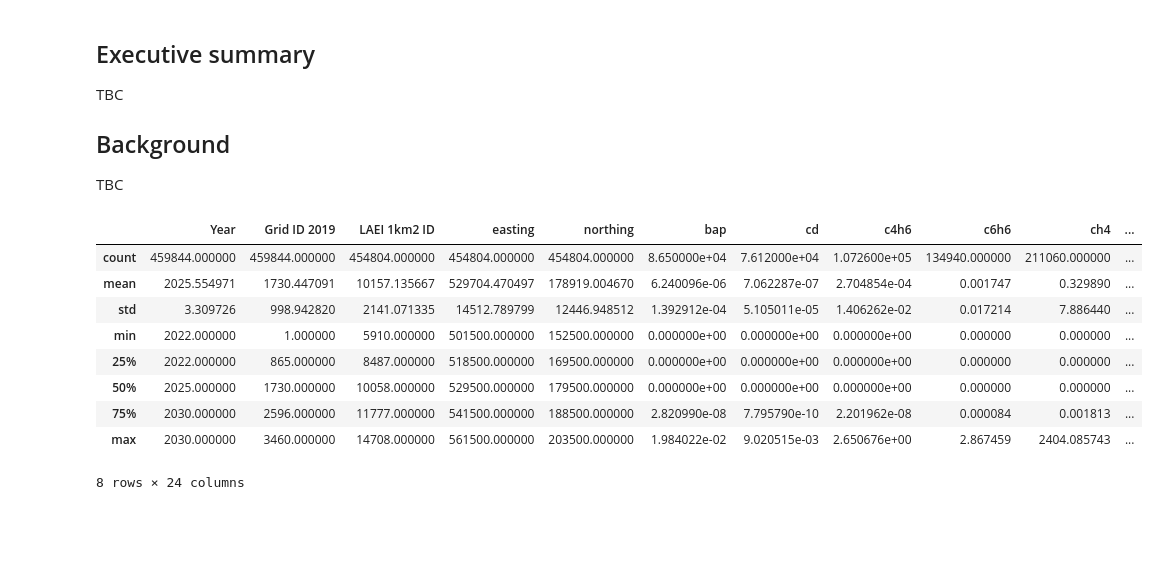
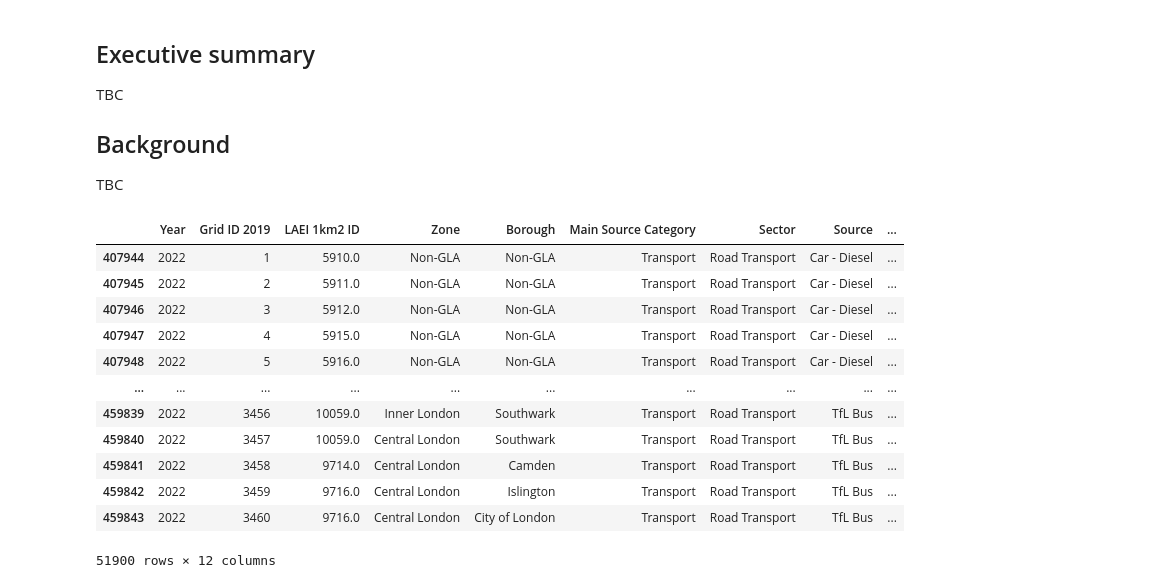
Before and after one commit to andrewsivanesan/London-air-quality, a Jupyter notebook: LondonAirQualityAnalysis.ipynb, the cells around one changed output. Saved outputs shown, nothing was run; the diff lists cells and outputs as text; code cells hidden in the pictures; blank space fills up the shorter version.

Commit message:
Update LondonAirQualityAnalysis.ipynb
Began exploratory data analysis. Added logic to convert eastings and northings to latitudes and longitudes.

```diff
--- a/LondonAirQualityAnalysis.ipynb
+++ b/LondonAirQualityAnalysis.ipynb
@@ -17,20 +19,38 @@ import pyproj
+# %%
+# Initialise a transformer that converts eastings and northings from the British National Grid coordinate reference system (CRS) to latitudes and longitudes in the WGS 1984 ellipsoid CRS
+transformer = Transformer.from_crs("EPSG:27700", "EPSG:4326")
 # %%
+# define the name of the file to be read into the Pandas DataFrame
 fname = "EmissionsByGridID_2022to2030.csv"
-#cols = ['Year', 'Grid ID 2019', 'LAEI 1km2 ID', 'easting', 'northing', 'Zone',
-#       'Borough', 'Main Source Category', 'Sector', 'Source', "pm10", "pm2.5"]
+# define the columns to select
+cols = ['Year', 'Grid ID 2019', 'LAEI 1km2 ID', 'easting', 'northing', 'Zone',
+       'Borough', 'Main Source Category', 'Sector', 'Source', "pm10", "pm2.5"]
 
-#cond = (df["Main Source Category"] == "Transport") & (df["Year"] == 2022)# &(df["Sector"] == "Road Transport")
+# define the filter conditions
+cond = (df["Year"] == 2022) & (df["Main Source Category"] == "Transport") & (df["Sector"] == "Road Transport")
 
+# read in the file, apply filtering and select columns
 df = pd.read_csv(fname)
-df.describe()
+road_transport = df[cond][cols]
+
+# create latitude and longitude columns
+road_transport["Latitude"] = road_transport.apply(lambda x: transformer.transform(x["easting"], x["northing"])[0], axis=1)
+road_transport["Longitude"] = road_transport.apply(lambda x: transformer.transform(x["easting"], x["northing"])[1], axis=1)
+
+# drop the easting and northing columns because they are no longer required
+road_transport = road_transport.drop(columns=["easting", "northing"])
+road_transport
 # %% [output]
-|  | Year | Grid ID 2019 | LAEI 1km2 ID | easting | northing | bap | cd | c4h6 | c6h6 | ch4 | ... |
-| count | 459844.000000 | 459844.000000 | 454804.000000 | 454804.000000 | 454804.000000 | 8.650000e+04 | 7.612000e+04 | 1.072600e+05 | 134940.000000 | 211060.000000 | ... |
-| mean | 2025.554971 | 1730.447091 | 10157.135667 | 529704.470497 | 178919.004670 | 6.240096e-06 | 7.062287e-07 | 2.704854e-04 | 0.001747 | 0.329890 | ... |
-| std | 3.309726 | 998.942820 | 2141.071335 | 14512.789799 | 12446.948512 | 1.392912e-04 | 5.105011e-05 | 1.406262e-02 | 0.017214 | 7.886440 | ... |
-| min | 2022.000000 | 1.000000 | 5910.000000 | 501500.000000 | 152500.000000 | 0.000000e+00 | 0.000000e+00 | 0.000000e+00 | 0.000000 | 0.000000 | ... |
-| 25% | 2022.000000 | 865.000000 | 8487.000000 | 518500.000000 | 169500.000000 | 0.000000e+00 | 0.000000e+00 | 0.000000e+00 | 0.000000 | 0.000000 | ... |
-| 50% | 2025.000000 | 1730.000000 | 10058.000000 | 529500.000000 | 179500.000000 | 0.000000e+00 | 0.000000e+00 | 0.000000e+00 | 0.000000 | 0.000000 | ... |
-| 75% | 2030.000000 | 2596.000000 | 11777.000000 | 541500.000000 | 188500.000000 | 2.820990e-08 | 7.795790e-10 | 2.201962e-08 | 0.000084 | 0.001813 | ... |
-| max | 2030.000000 | 3460.000000 | 14708.000000 | 561500.000000 | 203500.000000 | 1.984022e-02 | 9.020515e-03 | 2.650676e+00 | 2.867459 | 2404.085743 | ... |
+|  | Year | Grid ID 2019 | LAEI 1km2 ID | Zone | Borough | Main Source Category | Sector | Source | ... |
+| 407944 | 2022 | 1 | 5910.0 | Non-GLA | Non-GLA | Transport | Road Transport | Car - Diesel | ... |
+| 407945 | 2022 | 2 | 5911.0 | Non-GLA | Non-GLA | Transport | Road Transport | Car - Diesel | ... |
+| 407946 | 2022 | 3 | 5912.0 | Non-GLA | Non-GLA | Transport | Road Transport | Car - Diesel | ... |
+| 407947 | 2022 | 4 | 5915.0 | Non-GLA | Non-GLA | Transport | Road Transport | Car - Diesel | ... |
+| 407948 | 2022 | 5 | 5916.0 | Non-GLA | Non-GLA | Transport | Road Transport | Car - Diesel | ... |
+| ... | ... | ... | ... | ... | ... | ... | ... | ... | ... |
+| 459839 | 2022 | 3456 | 10059.0 | Inner London | Southwark | Transport | Road Transport | TfL Bus | ... |
+| 459840 | 2022 | 3457 | 10059.0 | Central London | Southwark | Transport | Road Transport | TfL Bus | ... |
+| 459841 | 2022 | 3458 | 9714.0 | Central London | Camden | Transport | Road Transport | TfL Bus | ... |
+| 459842 | 2022 | 3459 | 9716.0 | Central London | Islington | Transport | Road Transport | TfL Bus | ... |
+| 459843 | 2022 | 3460 | 9716.0 | Central London | City of London | Transport | Road Transport | TfL Bus | ... |
-8 rows × 24 columns
+51900 rows × 12 columns
```
Also changed, not shown: parts of 12 cells of this notebook.
